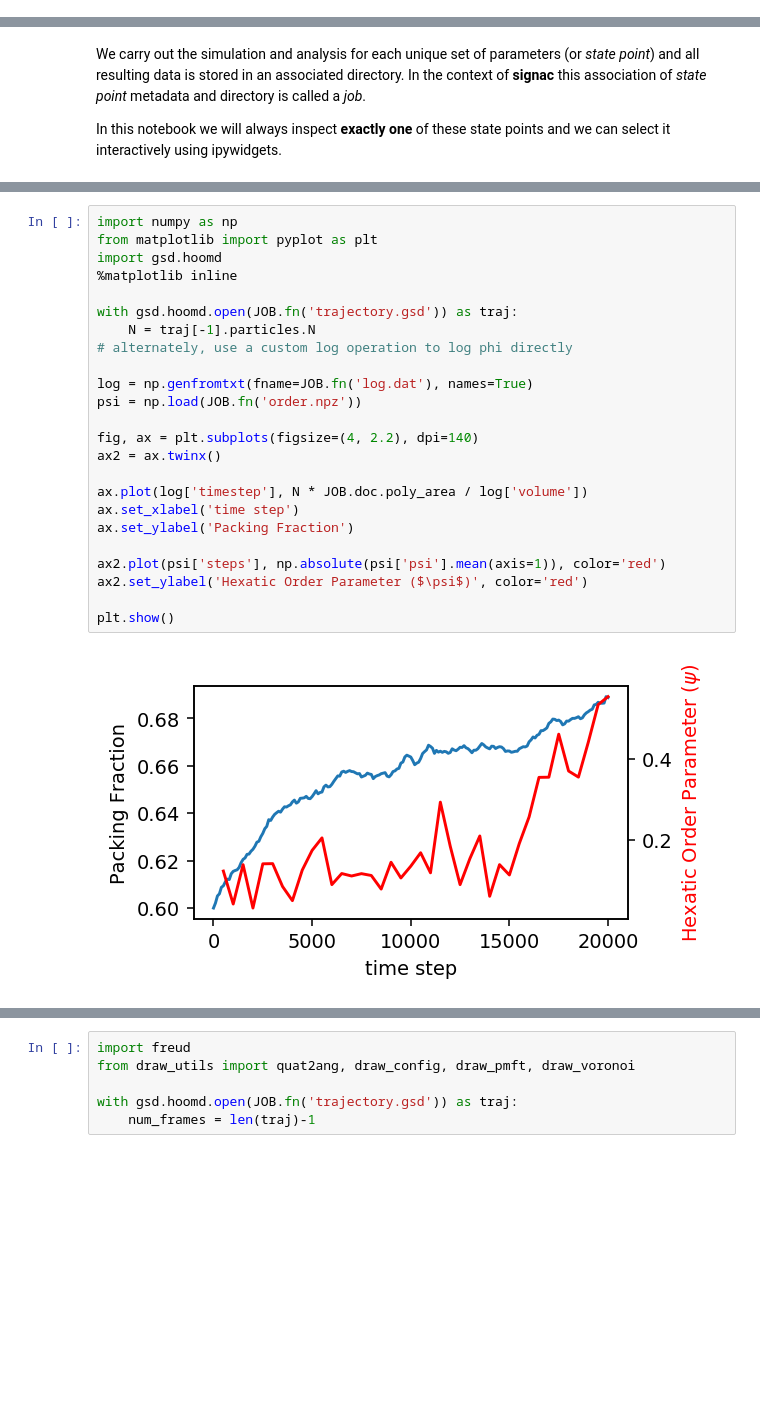
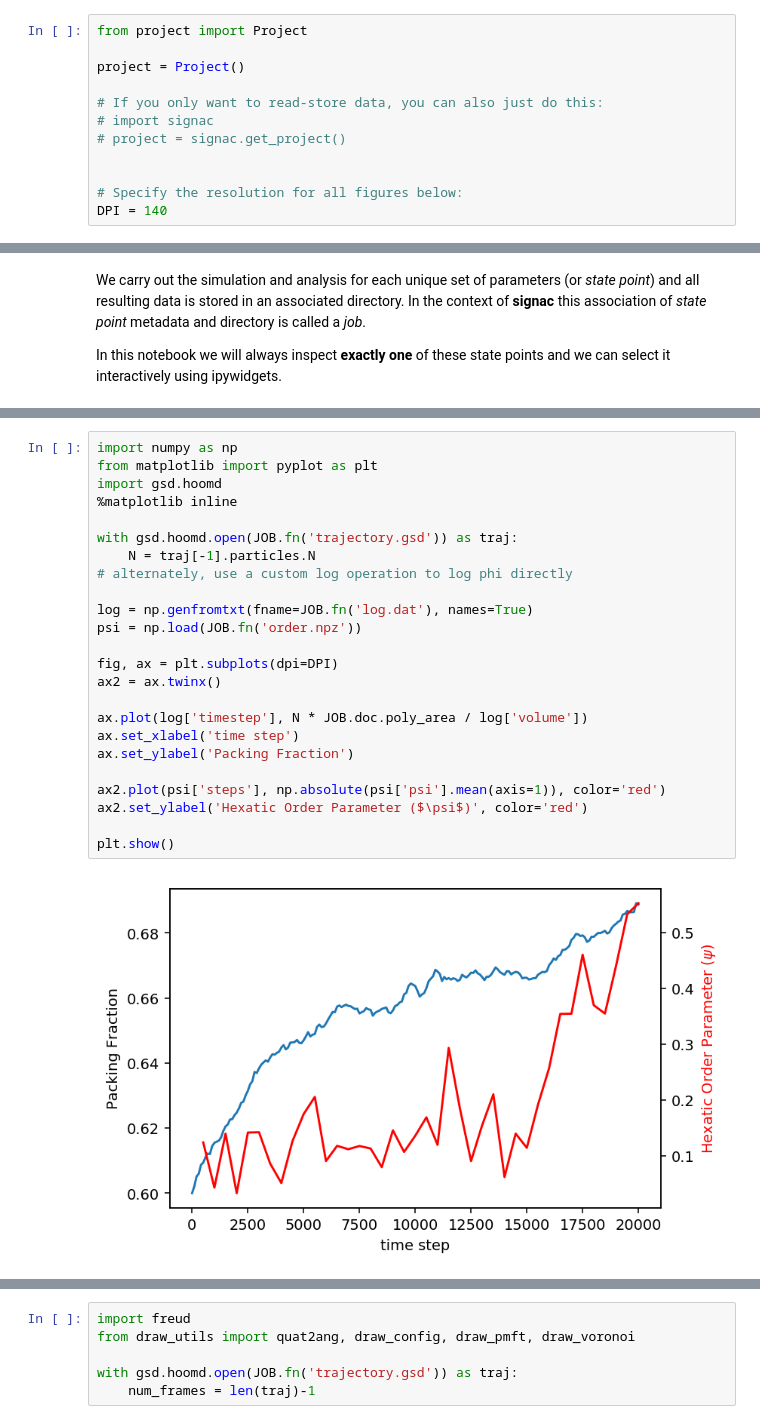
Before and after one commit to mikemhenry/aiche-2019-hoomd-signac-freud, a Jupyter notebook: analysis.ipynb, the cells around one changed output, grey strips where cells are left out. Cells and saved outputs as stored; diff of their text form; blank space fills up the shorter version.

```diff
--- a/analysis.ipynb
+++ b/analysis.ipynb
@@ -18 +10,13 @@ project = Project()
+# %%
+from project import Project
+
+project = Project()
+
+# If you only want to read-store data, you can also just do this:
+# import signac
+# project = signac.get_project()
+
+
+# Specify the resolution for all figures below:
+DPI = 140
 # %% [markdown]
@@ -67,29 +79,29 @@ Here, we calculate $\psi$, the magnitude of the average 6-atic, or **hexatic**,
 # %%
 import numpy as np
 from matplotlib import pyplot as plt
 import gsd.hoomd
 %matplotlib inline
 
 with gsd.hoomd.open(JOB.fn('trajectory.gsd')) as traj:
     N = traj[-1].particles.N
 # alternately, use a custom log operation to log phi directly
 
 log = np.genfromtxt(fname=JOB.fn('log.dat'), names=True)
 psi = np.load(JOB.fn('order.npz'))
 
-fig, ax = plt.subplots(figsize=(4, 2.2), dpi=140)
+fig, ax = plt.subplots(dpi=DPI)
 ax2 = ax.twinx()
 
 ax.plot(log['timestep'], N * JOB.doc.poly_area / log['volume'])
 ax.set_xlabel('time step')
 ax.set_ylabel('Packing Fraction')
 
 ax2.plot(psi['steps'], np.absolute(psi['psi'].mean(axis=1)), color='red')
 ax2.set_ylabel('Hexatic Order Parameter ($\psi$)', color='red')
 
 plt.show()
 # %% [output]
-[figure, old version]
+[figure, new version]
 # %% [markdown]
 Fluids and solids will show different behavior:
 * **Fluid:** Low pressure fluids will exhibit very little hexatic order, the equilibrium $\psi$ will be very small.
```
Also changed, not shown: parts of 18 cells of this notebook.
